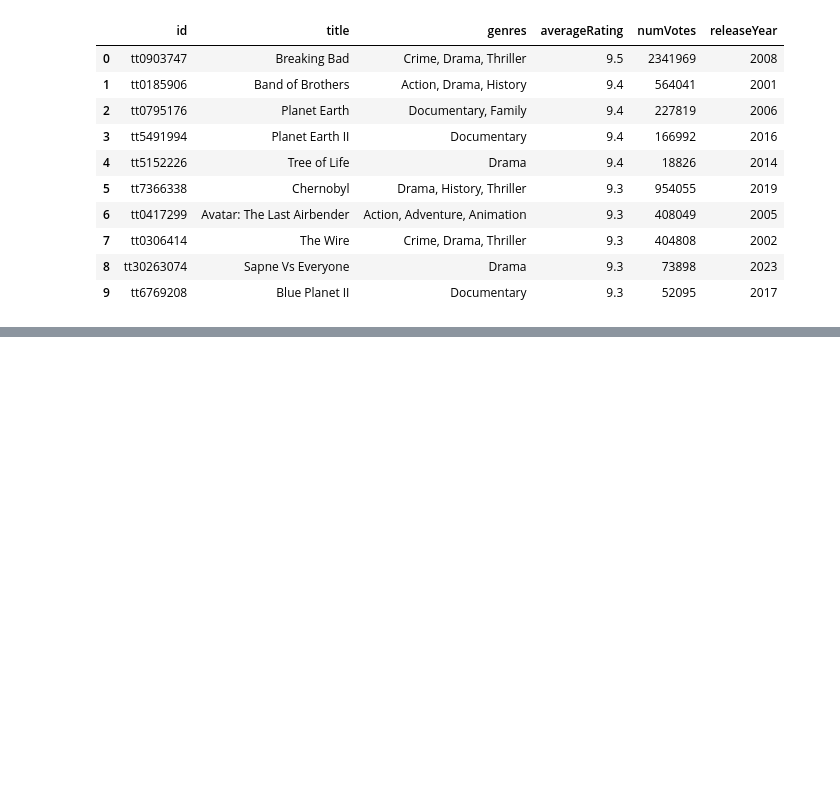
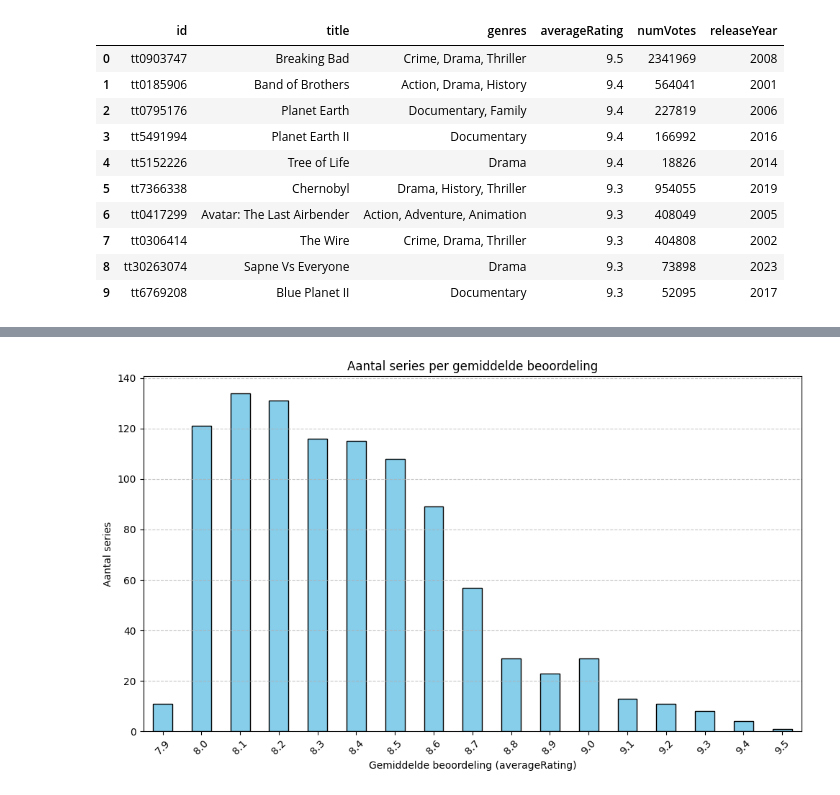
Before and after one commit to WuStanley2006/InfoVis, a Jupyter notebook: main.ipynb, the cells around one changed output, grey strips where cells are left out. Saved outputs shown, nothing was run; the diff lists cells and outputs as text; code cells hidden in the pictures; blank space fills up the shorter version.

```diff
--- a/main.ipynb
+++ b/main.ipynb
@@ -68,0 +159,20 @@ data.head(n=10)
+# %%
+# 1. CSV inlezen
+df = pd.read_csv("tvseries.csv")
+
+# 2. Groeperen op gemiddelde beoordeling
+rating_counts = df.groupby("averageRating").size()  # telt aantal films per rating
+
+# 3. Plotten
+plt.figure(figsize=(10, 6))
+rating_counts.plot(kind="bar", color="skyblue", edgecolor="black")
+
+plt.title("Aantal series per gemiddelde beoordeling")
+plt.xlabel("Gemiddelde beoordeling (averageRating)")
+plt.ylabel("Aantal series")
+plt.xticks(rotation=45)
+plt.grid(axis='y', linestyle='--', alpha=0.7)
+plt.tight_layout()
+plt.show()
+# %% [output]
+[figure, added]
```
Also changed, not shown: parts of 6 cells of this notebook, 1 other file.
